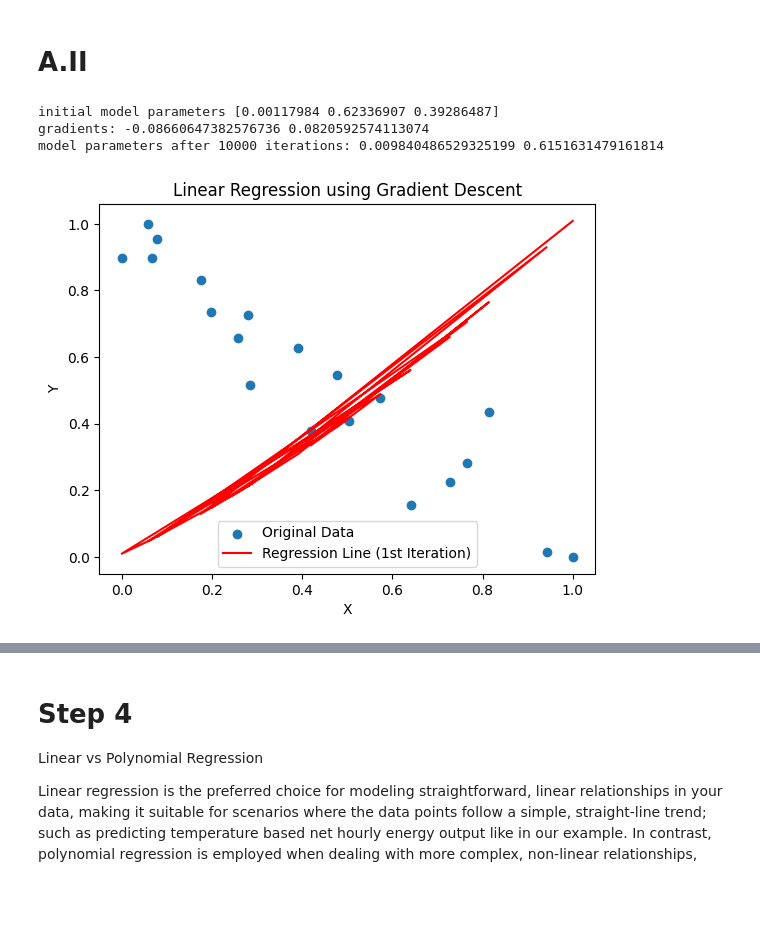
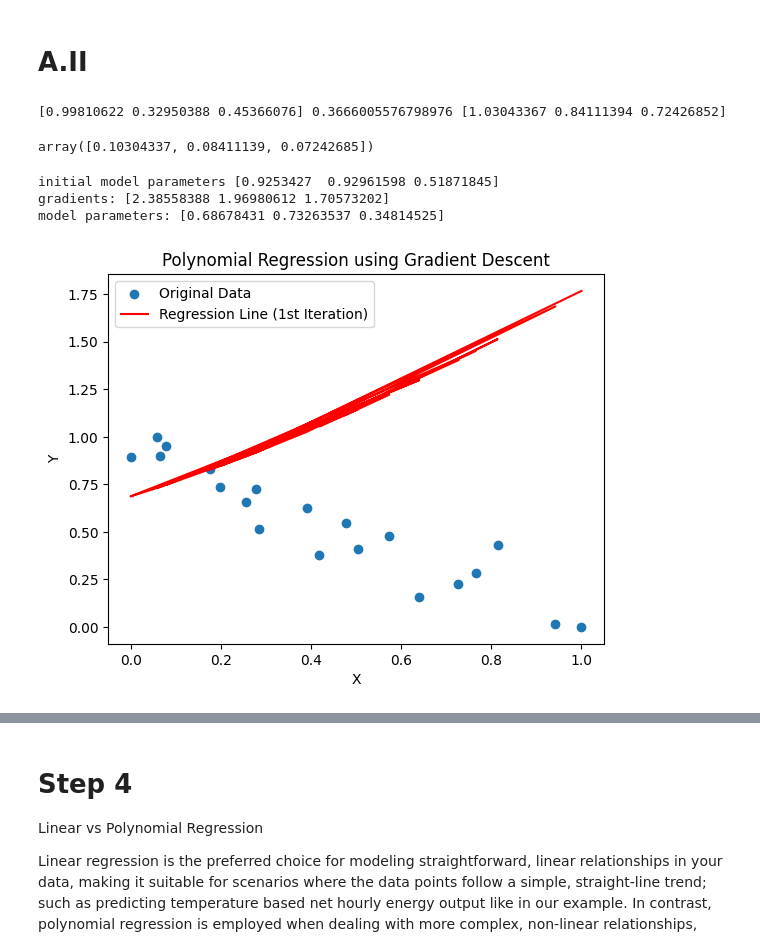
Before and after one commit to umutucak/introML, a Jupyter notebook: assignment1/task_A.ipynb, the cells around one changed output, grey strips where cells are left out. Saved outputs shown, nothing was run; the diff lists cells and outputs as text; code cells hidden in the pictures; blank space fills up the shorter version.

```diff
--- a/assignment1/task_A.ipynb
+++ b/assignment1/task_A.ipynb
@@ -161,11 +167,10 @@ costs.append(cost)
 
 theta_gradient = get_gradient(theta, np.array(df.X), np.array(df.Y))
 
-theta[0] -= learning_rate * theta_gradient[0]
-theta[1] -= learning_rate * theta_gradient[1]
+theta -= learning_rate * theta_gradient
 
-print("gradients:", theta_gradient[0], theta_gradient[1])
-print("model parameters:", theta[0], theta[1])
+print("gradients:", theta_gradient)
+print("model parameters:", theta)
 
 plt.scatter(df.X, df.Y, label='Original Data')
 plt.plot(df.X, theta[1]*df.X + theta[0], color='red', label='Regression Line (First Iteration)')
@@ -184,11 +189,10 @@ model parameters: 0.5720693372660282 0.07481164334520145
 
 theta_gradient = get_gradient(theta, np.array(df.X), np.array(df.Y))
 
-theta[0] -= learning_rate * theta_gradient[0]
-theta[1] -= learning_rate * theta_gradient[1]
+theta -= learning_rate * theta_gradient
 
-print("gradients:", theta_gradient[0], theta_gradient[1])
-print("model parameters:", theta[0], theta[1])
+print("gradients:", theta_gradient)
+print("model parameters:", theta)
 
 plt.scatter(df.X, df.Y, label='Original Data')
 plt.plot(df.X, theta[1]*df.X + theta[0], color='red', label='Regression Line (Second Iteration)')
@@ -206,11 +210,10 @@ model parameters: 0.5654216648293592 0.06296247957778717
 
 theta_gradient = get_gradient(theta, np.array(df.X), np.array(df.Y))
 
-theta[0] -= learning_rate * theta_gradient[0]
-theta[1] -= learning_rate * theta_gradient[1]
+theta -= learning_rate * theta_gradient
 
-print("gradients:", theta_gradient[0], theta_gradient[1])
-print("model parameters:", theta[0], theta[1])
+print("gradients:", theta_gradient)
+print("model parameters:", theta)
 
 plt.scatter(df.X, df.Y, label='Original Data')
 plt.plot(df.X, theta[1]*df.X + theta[0], color='red', label='Regression Line (Third Iteration)')
@@ -226,7 +229,6 @@ model parameters: 0.5599513709417867 0.05172817041566861
 # %%
 # Step 8 Gradient Descent - final iteration
 
-cost_acceptance = 1e-8
 for i in range(iterations):
     cost = cost_function(theta, np.array(df.X), np.array(df.Y))
     costs.append(cost)
@@ -235,11 +237,10 @@ for i in range(iterations):
     theta_gradient = get_gradient(theta, np.array(df.X), np.array(df.Y))
 
     # Update the model parameters
-    theta[0] -= learning_rate * theta_gradient[0]
-    theta[1] -= learning_rate * theta_gradient[1]
+    theta -= learning_rate * theta_gradient
 
-print("gradients:", theta_gradient[0], theta_gradient[1])
-print(f"model parameters after {iterations} iterations:", theta[0], theta[1])
+print("gradients:", theta_gradient)
+print(f"model parameters after {iterations} iterations:", theta)
 print('last cost:', costs[-1])
 
 plt.scatter(df.X, df.Y, label='Original Data')
@@ -265,7 +272,7 @@ last cost: 1.981068952935549e-06
 # %% [markdown]
 # A.II
 # %%
-# Step 1
+# Step 1 - Partial derivates & cost function
 
 def cost_function(theta, x, y):
     """Implementation of the formula given in the assignment.
@@ -304,40 +311,51 @@ def get_gradient(theta, x, y):
         theta_gradient[1] += error*x[i]
         theta_gradient[2] += error*x[i]**2
     return theta_gradient*(-1/len(x))
+
+theta = np.zeros(3)
+theta[0] = np.random.random()
+theta[1] = np.random.random()
+theta[2] = np.random.random()
+cost = cost_function(theta, np.array(df.X), np.array(df.Y))
+theta_gradient = get_gradient(theta, np.array(df.X), np.array(df.Y))
+print(theta, cost, theta_gradient)
+theta = 0.1 * theta_gradient
+theta
+# %% [output]
+[0.99810622 0.32950388 0.45366076] 0.3666005576798976 [1.03043367 0.84111394 0.72426852]
+array([0.10304337, 0.08411139, 0.07242685])
 # %%
-# Step 2 and Step 3
+# Step 2 and 3 - update rule for model parameters and polynomial gradient descent first iteration
 
 theta = np.zeros(3)
 theta[0] = np.random.random()
 theta[1] = np.random.random()
 theta[2] = np.random.random()
 print("initial model parameters", theta)
 learning_rate = 0.1
 iterations = 10000
 costs = []
 
 cost = cost_function(theta, np.array(df.X), np.array(df.Y))
 costs.append(cost)
 
 theta_gradient = get_gradient(theta, np.array(df.X), np.array(df.Y))
 
-theta[0] -= learning_rate * theta_gradient[0]
-theta[1] -= learning_rate * theta_gradient[1]
-theta[2] -= learning_rate * theta_gradient[2]
+theta -= learning_rate * theta_gradient
 
-print("gradients:", theta_gradient[0], theta_gradient[1])
-print(f"model parameters after {iterations} iterations:", theta[0], theta[1])
+print("gradients:", theta_gradient)
+print("model parameters:", theta)
 
 plt.scatter(df.X, df.Y, label='Original Data')
 plt.plot(df.X, theta[0] + theta[1]*df.X + theta[2]*(df.X**2), color='red', label='Regression Line (1st Iteration)')
 plt.xlabel('X')
 plt.ylabel('Y')
 plt.legend()
-plt.title('Linear Regression using Gradient Descent')
+plt.title('Polynomial Regression using Gradient Descent')
 plt.show()
 # %% [output]
-initial model parameters [0.00117984 0.62336907 0.39286487]
-gradients: -0.08660647382576736 0.0820592574113074
-model parameters after 10000 iterations: 0.009840486529325199 0.6151631479161814
+initial model parameters [0.9253427  0.92961598 0.51871845]
+gradients: [2.38558388 1.96980612 1.70573202]
+model parameters: [0.68678431 0.73263537 0.34814525]
-[figure, old version]
+[figure, new version]
 # %%
```
Also changed, not shown: parts of 11 cells of this notebook.
